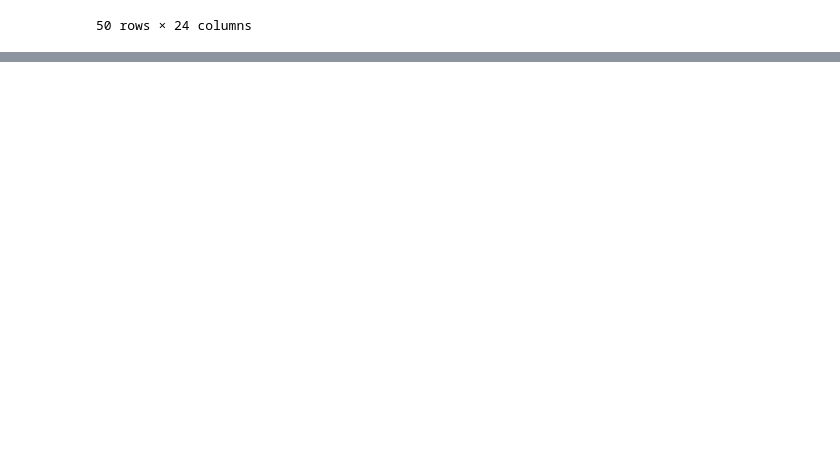
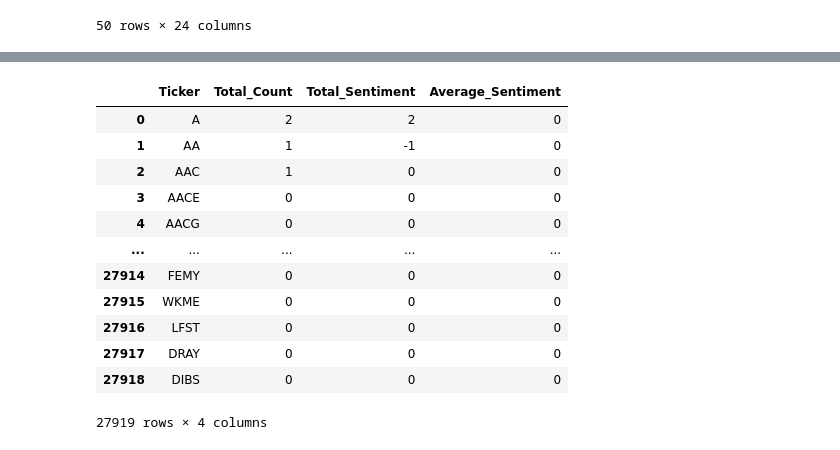
Before and after one commit to MadisonL19/reddit_ticker_analysis, a Jupyter notebook: model.ipynb, the cells around one changed output, grey strips where cells are left out. Cells and saved outputs as stored; diff of their text form; code cells hidden in the pictures; blank space fills up the shorter version.

```diff
--- a/model.ipynb
+++ b/model.ipynb
@@ -390,0 +466,16 @@ Name: Tickers, dtype: object
+# %%
+ticker_sentiment
+# %% [output]
+|  | Ticker | Total_Count | Total_Sentiment | Average_Sentiment |
+| 0 | A | 2 | 2 | 0 |
+| 1 | AA | 1 | -1 | 0 |
+| 2 | AAC | 1 | 0 | 0 |
+| 3 | AACE | 0 | 0 | 0 |
+| 4 | AACG | 0 | 0 | 0 |
+| ... | ... | ... | ... | ... |
+| 27914 | FEMY | 0 | 0 | 0 |
+| 27915 | WKME | 0 | 0 | 0 |
+| 27916 | LFST | 0 | 0 | 0 |
+| 27917 | DRAY | 0 | 0 | 0 |
+| 27918 | DIBS | 0 | 0 | 0 |
+27919 rows × 4 columns
```
Also changed, not shown: parts of 10 cells of this notebook, 2 other files.
